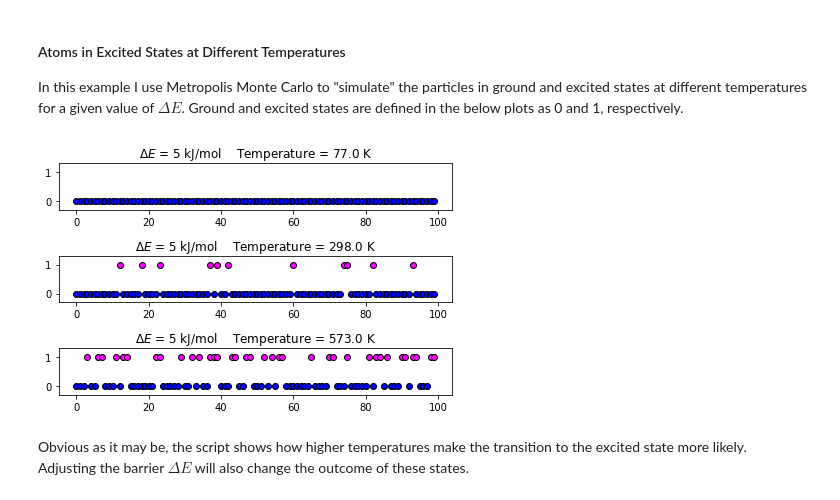
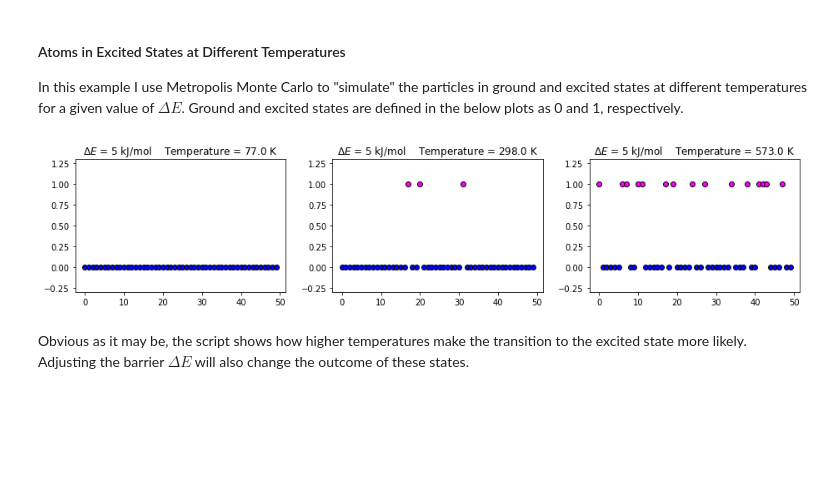
Before and after one commit to andrewrgarcia/monte-carlo, a Jupyter notebook: montecarlo.ipynb, the cells around one changed output. Cells and saved outputs as stored; diff of their text form; code cells hidden in the pictures; blank space fills up the shorter version.

```diff
--- a/montecarlo.ipynb
+++ b/montecarlo.ipynb
@@ -266,37 +271,38 @@ import matplotlib.pyplot as plt
 
 def P(dE,kBT):
     return np.exp(-dE/kBT)
 
 R = 8.314e-3 #kJ mol-1 K-1
 def atoms(N,dE,kBT):
     k = 0
     while k < N:
         dE_fluc = ran.gauss(dE,0.001)
         [plt.plot(k,1,'o',color='magenta', markeredgecolor='k') if P(dE_fluc,kBT) > ran.uniform(0,1) \
                   else plt.plot(k,0,'bo', markeredgecolor='k')]
         k+=1
     plt.ylim(-0.3,1.3)
     plt.title('$\Delta E$ = {} kJ/mol    Temperature = {} K'.format(np.round(dE,2),kBT/R))
     #plt.show()
 
-
 dE = 5
 T1,T2,T3 = 77, 298, 573
 T = [T1,T2,T3]
 
-N=100
+N=50
 #generate initial ground states for N atoms
 state = np.zeros(N)
 
 #plotting
 fig = plt.figure()
 for i in range(3):
-    plt.subplot(3, 1, i+1)
+    plt.subplot(1, 3, i+1)
     atoms(N,dE,R*T[i])
+
+fig.set_size_inches(13,3)
 fig.tight_layout()
 plt.show()
 # %% [output]
-[figure, old version]
+[figure, new version]
 # %% [markdown]
 Obvious as it may be, the script shows how higher temperatures make the transition to the excited state more likely. Adjusting the barrier $\Delta E$ will also change the outcome of these states.
 # %% [markdown]
```
Also changed, not shown: parts of 3 cells of this notebook.
